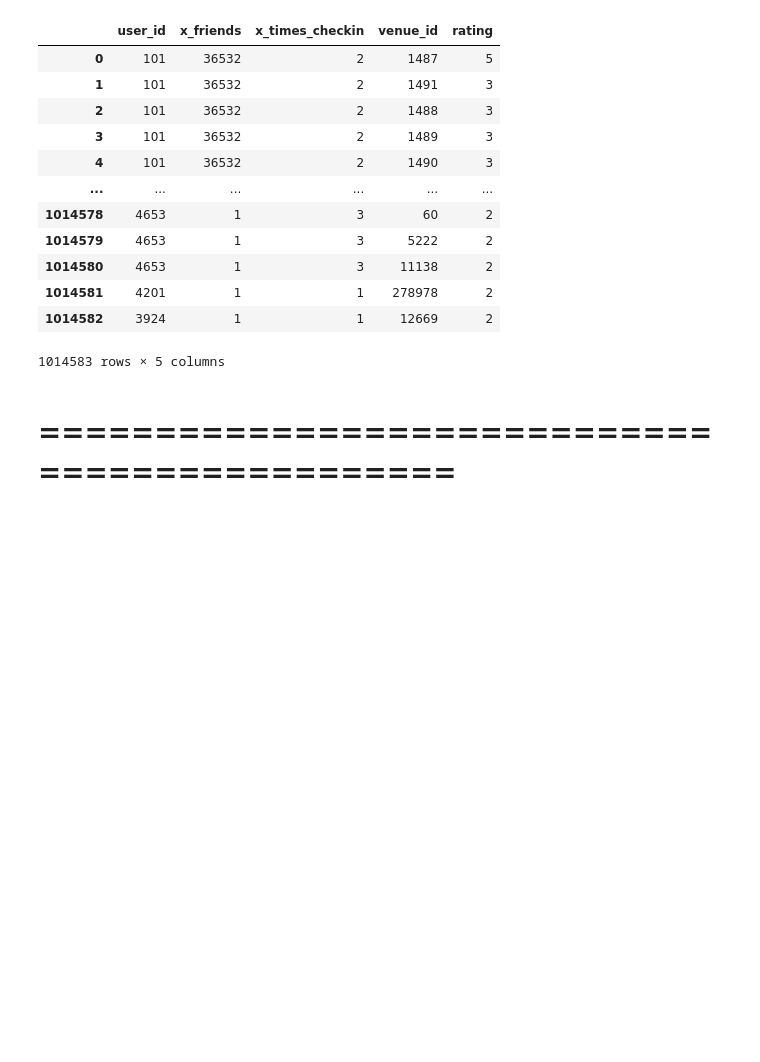
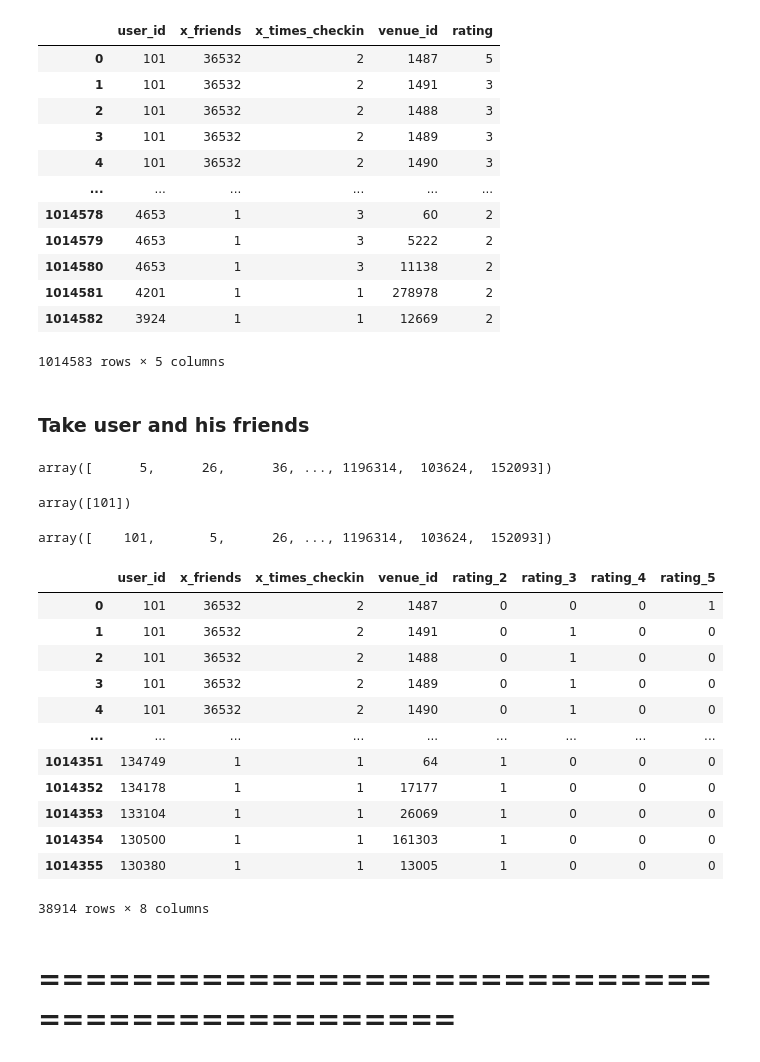
Before and after one commit to stefanauwyang/ml-engineer, a Jupyter notebook: ML-Engineer-Notebook.ipynb, the cells around one changed output. Cells and saved outputs as stored; diff of their text form; code cells hidden in the pictures; blank space fills up the shorter version.

Commit message:
Start work to cluster friends taste

```diff
--- a/ML-Engineer-Notebook.ipynb
+++ b/ML-Engineer-Notebook.ipynb
@@ -725,3 +726,5 @@ data
 | 1014581 | 4201 | 1 | 1 | 278978 | 2 |
 | 1014582 | 3924 | 1 | 1 | 12669 | 2 |
 1014583 rows × 5 columns
+# %% [markdown]
+### Take user and his friends
@@ -728,4 +733,33 @@ data
+# %%
+friends = socialgraph[socialgraph['first_user_id']==101]['second_user_id'].unique()
+friends
+# %% [output]
+array([      5,      26,      36, ..., 1196314,  103624,  152093])
+# %%
+self = socialgraph[socialgraph['first_user_id']==101]['first_user_id'].unique()
+self
+# %% [output]
+array([101])
+# %%
+my_network = np.concatenate((self, friends), axis=0)
+my_network
+# %% [output]
+array([    101,       5,      26, ..., 1196314,  103624,  152093])
 # %%
-data_one_hot = data.copy()
+data_one_hot = data[data['user_id'].isin(my_network)].copy()
 data_one_hot = pd.get_dummies(data_one_hot, columns=['rating'])
 data_one_hot
+# %% [output]
+|  | user_id | x_friends | x_times_checkin | venue_id | rating_2 | rating_3 | rating_4 | rating_5 |
+| 0 | 101 | 36532 | 2 | 1487 | 0 | 0 | 0 | 1 |
+| 1 | 101 | 36532 | 2 | 1491 | 0 | 1 | 0 | 0 |
+| 2 | 101 | 36532 | 2 | 1488 | 0 | 1 | 0 | 0 |
+| 3 | 101 | 36532 | 2 | 1489 | 0 | 1 | 0 | 0 |
+| 4 | 101 | 36532 | 2 | 1490 | 0 | 1 | 0 | 0 |
+| ... | ... | ... | ... | ... | ... | ... | ... | ... |
+| 1014351 | 134749 | 1 | 1 | 64 | 1 | 0 | 0 | 0 |
+| 1014352 | 134178 | 1 | 1 | 17177 | 1 | 0 | 0 | 0 |
+| 1014353 | 133104 | 1 | 1 | 26069 | 1 | 0 | 0 | 0 |
+| 1014354 | 130500 | 1 | 1 | 161303 | 1 | 0 | 0 | 0 |
+| 1014355 | 130380 | 1 | 1 | 13005 | 1 | 0 | 0 | 0 |
+38914 rows × 8 columns
```
Also changed, not shown: parts of 5 cells of this notebook.
